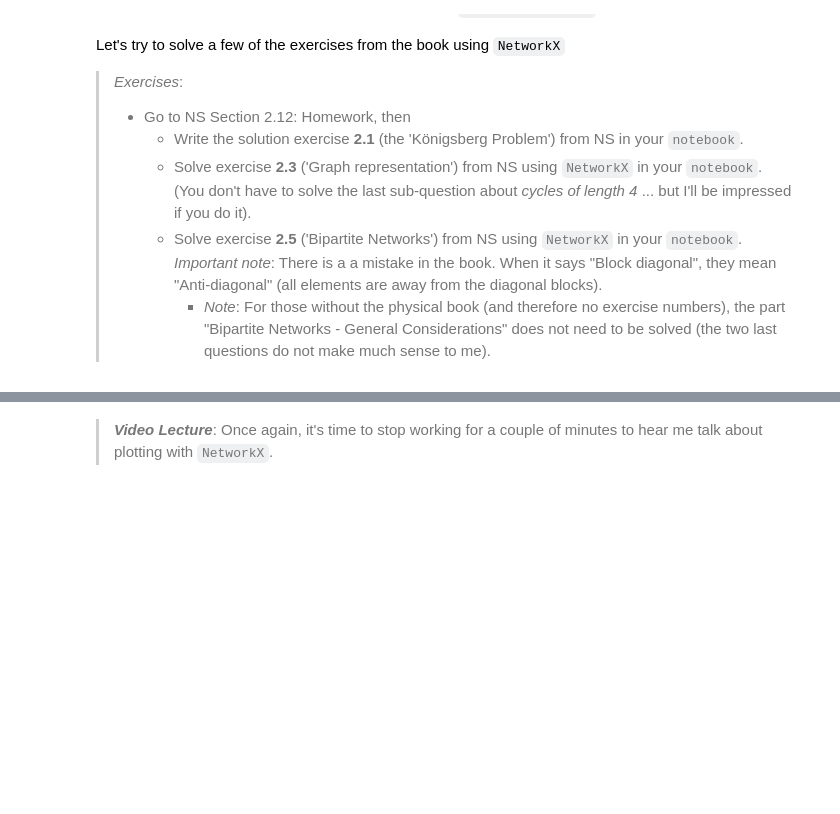
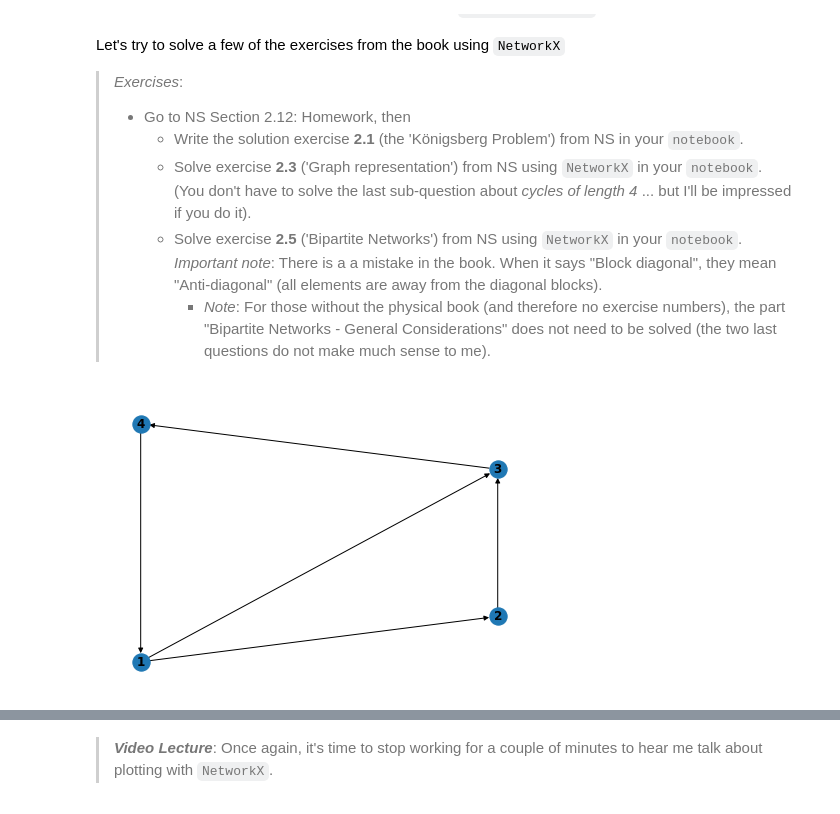
Before and after one commit to SocialComplexityLab/socialgraphs2021, a Jupyter notebook: lectures/Week2.ipynb, the cells around one changed output, grey strips where cells are left out. Saved outputs shown, nothing was run; the diff lists cells and outputs as text; code cells hidden in the pictures; blank space fills up the shorter version.

```diff
--- a/lectures/Week2.ipynb
+++ b/lectures/Week2.ipynb
@@ -77,0 +80,8 @@ Let's try to solve a few of the exercises from the book using `NetworkX`
+# %%
+# 2.1
+G = nx.DiGraph()
+G.add_nodes_from([1,2,3,4])
+G.add_edges_from([(1,2),(2,3),(3,4),(4,1),(1,3)])
+nx.draw_shell(G,nlist=[range(5, 10), range(5)], with_labels=True, font_weight='bold')
+# %% [output]
+[figure, added]
```
Also changed, not shown: parts of 16 cells of this notebook.
